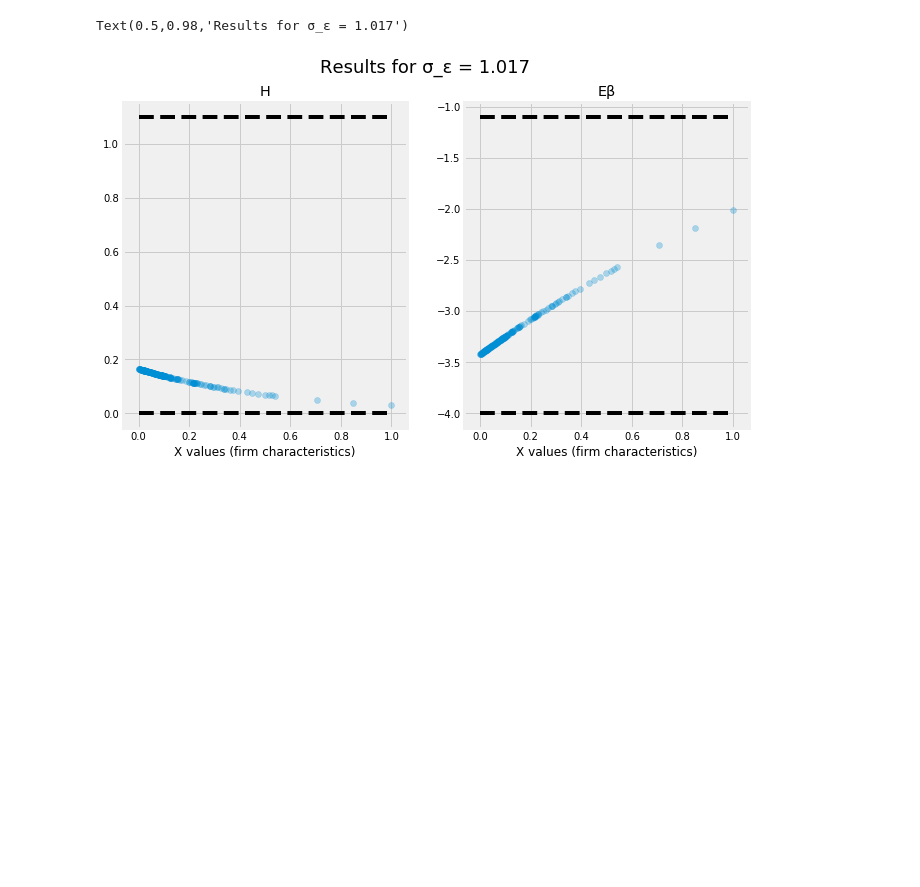
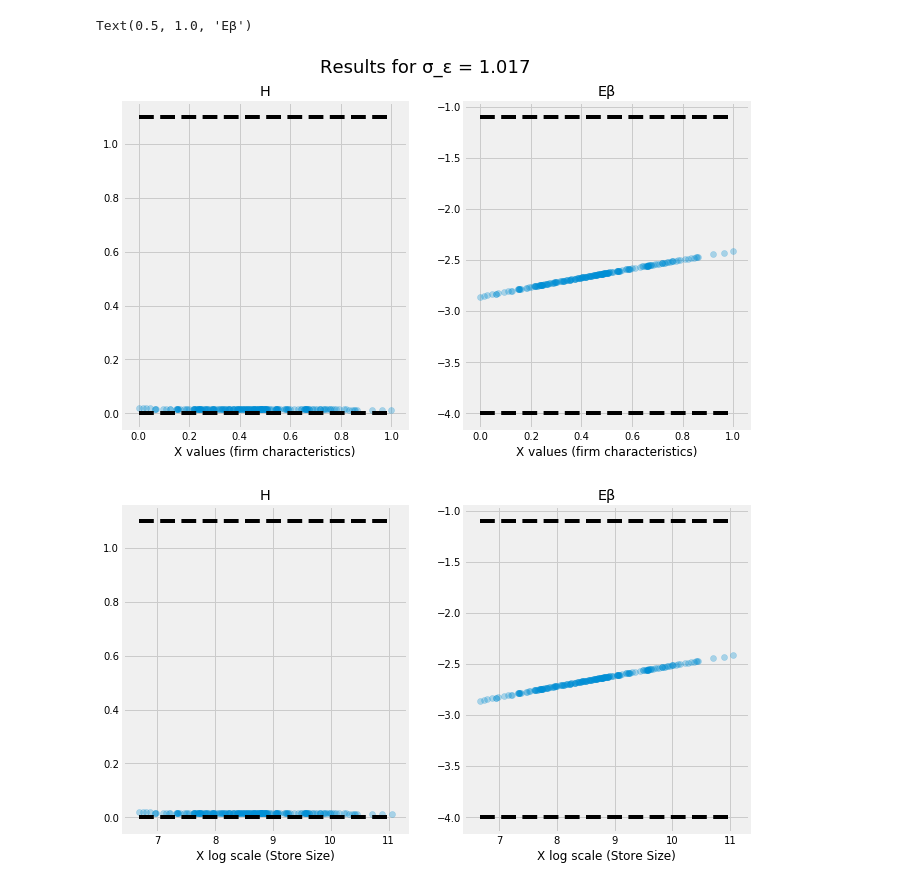
Before and after one commit to cdagnino/LearningModels, a Jupyter notebook: Notebooks/estimation/interpret_deep_parameter_results.ipynb, the cells around one changed output. Drawn from its saved outputs; the diff is of its cells as text; code cells hidden in the pictures; blank space fills up the shorter version.

Commit message:
Implements many new checks for results

```diff
--- a/Notebooks/estimation/interpret_deep_parameter_results.ipynb
+++ b/Notebooks/estimation/interpret_deep_parameter_results.ipynb
@@ -1,4 +1,7 @@
 # %%
+%matplotlib inline
+import matplotlib.pyplot as plt
+plt.style.use('fivethirtyeight')
 import numpy as np
 import dill
 import pandas as pd
@@ -9,6 +12,8 @@ import sys
 sys.path.append('../../')
 import src
 
+np.random.seed(383461)
+
 min_periods = 3 #Min window period for standard deviation
 #Parameter limits that make sense for the product (Hand-picked this time)
 optimization_limits = [(-4, 0.05), (-5, 4), (1.35, 0.2), (-1, 1)]
@@ -16,7 +21,8 @@ optimization_limits = [(-4, 0.05), (-5, 4), (1.35, 0.2), (-1, 1)]
 
 #Load policy and value function
 #####################
-file_n = "2019-4-12medium_prod_vfi_dict.dill"
+#file_n = "2019-4-12medium_prod_vfi_dict.dill"
+file_n = "2019-4-27medium_prod_vfi_dict.dill"
 with open('../../data/' + file_n, 'rb') as file:
     data_d = dill.load(file)
 
@@ -43,43 +49,72 @@ std_devs = (df.groupby('firm').level_prices.rolling(window=4, min=3)
 df = pd.merge(df, std_devs, on=['firm', 't'], how='left')
 df["dmd_shocks"] = np.random.normal(loc=0, scale=src.const.σ_ɛ, size=len(df))
 
-mean_std_observed_prices = df.groupby('t').std_dev_prices.mean()[min_periods:]
+mean_std_observed_prices = df.groupby('t').rolling_std_upc.mean()[min_periods:]
 
 #Mix Max scaling for xs
-xs = df.groupby('firm').xs.first().values
+xs = np.log(df.groupby('firm').xs.first().values + 0.1)
 scaler = MinMaxScaler()
 xs = scaler.fit_transform(xs.reshape(-1, 1)).flatten()
 
 Nfirms = len(xs)
 # Just add zeroes. Makes sense for the gmm estimation
 prior_shocks = src.gen_prior_shocks(Nfirms, σerror=0)
-# %%
-import matplotlib
-matplotlib.style.use('fivethirtyeight')
-#Scatter plot of H, EB as function of x and prior_shocks
-
-%matplotlib inline
-import matplotlib.pyplot as plt
 # %%
-fig, [ax1, ax2] = plt.subplots(1, 2, figsize=(10, 6), sharex=True)
+
 
 #Obtained results
-θ = np.array([-1.8,  -1.72,  1.23, -0.53])
+#Old: θ = np.array([-0.53, -0.26,  0.52, -0.34])
+θ = np.array([-3.98, -0.29,  1.05, -0.17])
+H = np.e**((θ[0] + θ[1]*xs + prior_shocks))
+Eβ = -np.e**(θ[2] + θ[3]*xs + prior_shocks)
 
+fig, [ax1, ax2] = plt.subplots(1, 2, figsize=(10, 6), sharex=True)
 ax1.set_xlabel("X values (firm characteristics)")
 ax2.set_xlabel("X values (firm characteristics)")
-H = np.e**((θ[0] + θ[1]*xs + prior_shocks))
-Eβ = -np.e**(θ[2] + θ[3]*xs + prior_shocks)
+
 ax1.scatter(xs, H, alpha=0.3)
 ax1.set_title("H")
 max_H_value = np.log(3)
 ax1.hlines(0., xs.min(), xs.max(), linestyles="dashed")
 ax1.hlines(max_H_value, xs.min(), xs.max(), linestyles="dashed")
 ax2.scatter(xs, Eβ, alpha=0.3)
 ax2.hlines(src.betas_transition.min(), xs.min(), xs.max(), linestyles="dashed")
 ax2.hlines(src.betas_transition.max(), xs.min(), xs.max(), linestyles="dashed")
 ax2.set_title("Eβ")
 fig.suptitle("Results for σ_ɛ = 1.017", size=18)
+
+#Plot over log Xs
+orig_x = np.log(df.groupby('firm').xs.first().values) #log this?
+fig, [ax1, ax2] = plt.subplots(1, 2, figsize=(10, 6), sharex=True)
+ax1.set_xlabel("X log scale (Store Size)")
+ax2.set_xlabel("X log scale (Store Size)")
+
+ax1.scatter(orig_x, H, alpha=0.3)
+ax1.set_title("H")
+max_H_value = np.log(3)
+ax1.hlines(0., orig_x.min(), orig_x.max(), linestyles="dashed")
+ax1.hlines(max_H_value, orig_x.min(), orig_x.max(), linestyles="dashed")
+ax2.scatter(orig_x, Eβ, alpha=0.3)
+ax2.hlines(src.betas_transition.min(), orig_x.min(), orig_x.max(), linestyles="dashed")
+ax2.hlines(src.betas_transition.max(), orig_x.min(), orig_x.max(), linestyles="dashed")
+ax2.set_title("Eβ")
+
+#Plot over original Xs
+orig_x = (df.groupby('firm').xs.first().values) #log this?
+fig, [ax1, ax2] = plt.subplots(1, 2, figsize=(10, 6), sharex=True)
+ax1.set_xlabel("X original scale (Store Size)")
+ax2.set_xlabel("X original scale (Store Size)")
+
+ax1.scatter(orig_x, H, alpha=0.3)
+ax1.set_title("H")
+max_H_value = np.log(3)
+ax1.hlines(0., orig_x.min(), orig_x.max(), linestyles="dashed")
+ax1.hlines(max_H_value, orig_x.min(), orig_x.max(), linestyles="dashed")
+ax2.scatter(orig_x, Eβ, alpha=0.3)
+ax2.hlines(src.betas_transition.min(), orig_x.min(), orig_x.max(), linestyles="dashed")
+ax2.hlines(src.betas_transition.max(), orig_x.min(), orig_x.max(), linestyles="dashed")
+ax2.set_title("Eβ")
 # %% [output]
-Text(0.5,0.98,'Results for σ_ɛ = 1.017')
+Text(0.5, 1.0, 'Eβ')
-[figure, old version]
+[figure, new version]
+[figure, added]
```
Also changed, not shown: parts of 15 cells of this notebook.
